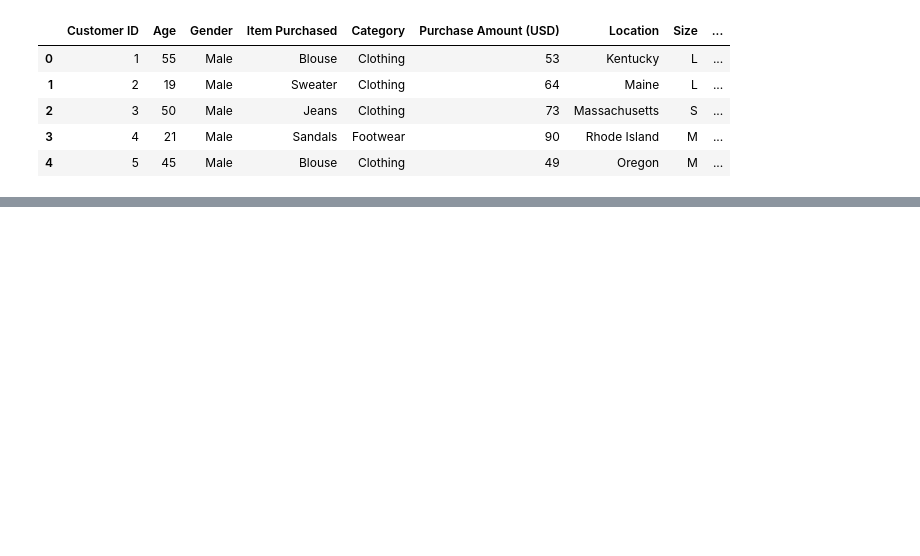
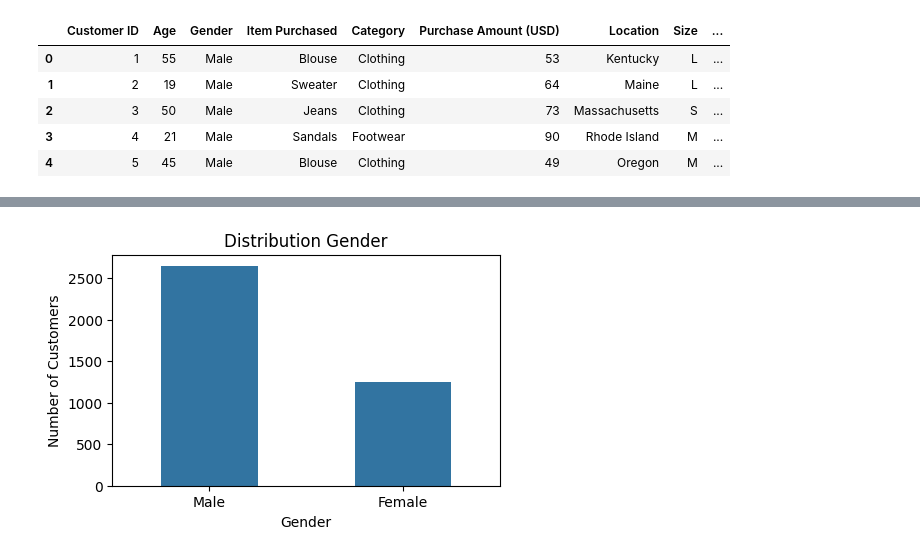
Before and after one commit to Aleena24/PRODIGY_ML, a Jupyter notebook: PRODIGY_ML_02.ipynb, the cells around one changed output, grey strips where cells are left out. Cells and saved outputs as stored; diff of their text form; code cells hidden in the pictures; blank space fills up the shorter version.

```diff
--- a/PRODIGY_ML_02.ipynb
+++ b/PRODIGY_ML_02.ipynb
@@ -19,0 +95,9 @@ df.head()
+# %%
+plt.figure(figsize=(5,3))
+sns.countplot(x='Gender',data=df,width=0.5)
+plt.title('Distribution Gender')
+plt.xlabel('Gender')
+plt.ylabel('Number of Customers')
+plt.show()
+# %% [output]
+[figure, added]
```
Also changed, not shown: parts of 14 cells of this notebook.
